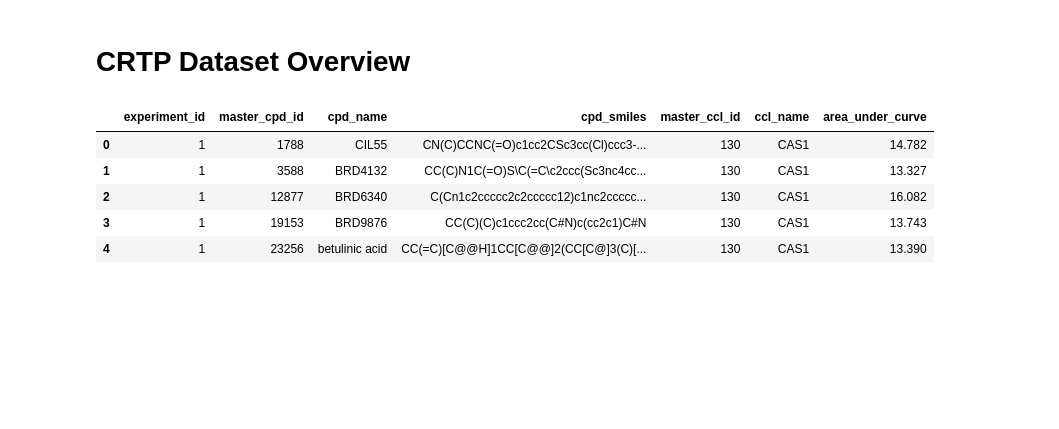
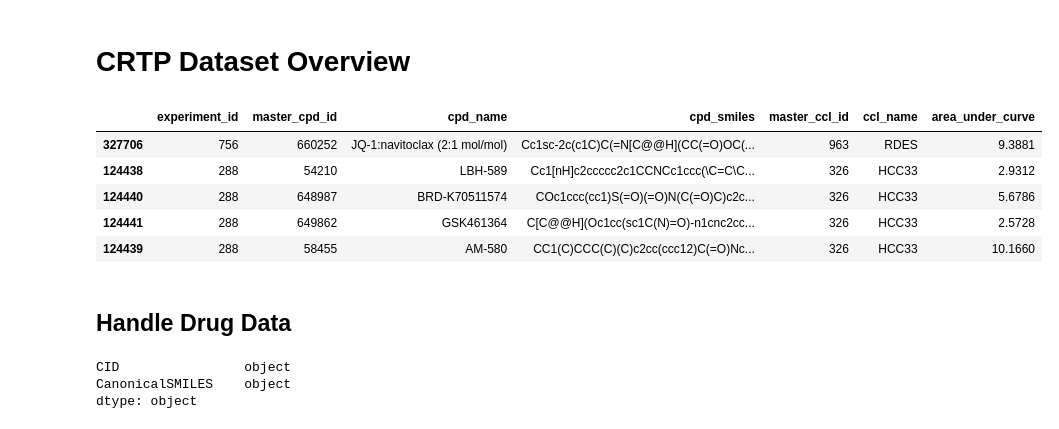
Before and after one commit to mglnbk/MGNet, a Jupyter notebook: data_handler.ipynb, the cells around one changed output. Cells and saved outputs as stored; diff of their text form; code cells hidden in the pictures; blank space fills up the shorter version.

```diff
--- a/data_handler.ipynb
+++ b/data_handler.ipynb
@@ -755,11 +755,13 @@ experiment = experiment.join(meta_celline.set_index('master_ccl_id'), on='master
 experiment = experiment[['experiment_id', 'master_cpd_id', 'cpd_name', 'cpd_smiles',
                          'master_ccl_id', 'ccl_name', 'area_under_curve']] # reorder
 # %%
-experiment.head()
+experiment.tail()
 # %% [output]
 |  | experiment_id | master_cpd_id | cpd_name | cpd_smiles | master_ccl_id | ccl_name | area_under_curve |
-| 0 | 1 | 1788 | CIL55 | CN(C)CCNC(=O)c1cc2CSc3cc(Cl)ccc3-... | 130 | CAS1 | 14.782 |
-| 1 | 1 | 3588 | BRD4132 | CC(C)N1C(=O)S\C(=C\c2ccc(Sc3nc4cc... | 130 | CAS1 | 13.327 |
-| 2 | 1 | 12877 | BRD6340 | C(Cn1c2ccccc2c2ccccc12)c1nc2ccccc... | 130 | CAS1 | 16.082 |
-| 3 | 1 | 19153 | BRD9876 | CC(C)(C)c1ccc2cc(C#N)c(cc2c1)C#N | 130 | CAS1 | 13.743 |
-| 4 | 1 | 23256 | betulinic acid | CC(=C)[C@@H]1CC[C@@]2(CC[C@]3(C)[... | 130 | CAS1 | 13.390 |
+| 327706 | 756 | 660252 | JQ-1:navitoclax (2:1 mol/mol) | Cc1sc-2c(c1C)C(=N[C@@H](CC(=O)OC(... | 963 | RDES | 9.3881 |
+| 124438 | 288 | 54210 | LBH-589 | Cc1[nH]c2ccccc2c1CCNCc1ccc(\C=C\C... | 326 | HCC33 | 2.9312 |
+| 124440 | 288 | 648987 | BRD-K70511574 | COc1ccc(cc1)S(=O)(=O)N(C(=O)C)c2c... | 326 | HCC33 | 5.6786 |
+| 124441 | 288 | 649862 | GSK461364 | C[C@@H](Oc1cc(sc1C(N)=O)-n1cnc2cc... | 326 | HCC33 | 2.5728 |
+| 124439 | 288 | 58455 | AM-580 | CC1(C)CCC(C)(C)c2cc(ccc12)C(=O)Nc... | 326 | HCC33 | 10.1660 |
+# %% [markdown]
+## Handle Drug Data
@@ -765,0 +776,6 @@ experiment.head()
+# %%
+dr.cid2smiles.dtypes
+# %% [output]
+CID                object
+CanonicalSMILES    object
+dtype: object
```
Also changed, not shown: parts of 3 cells of this notebook, 6 other files.
